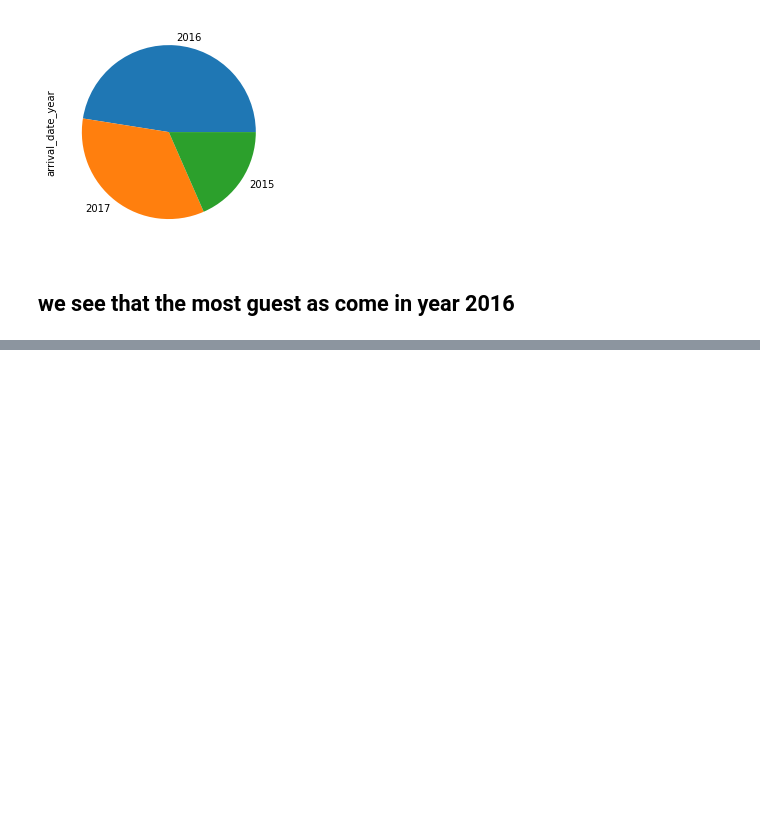
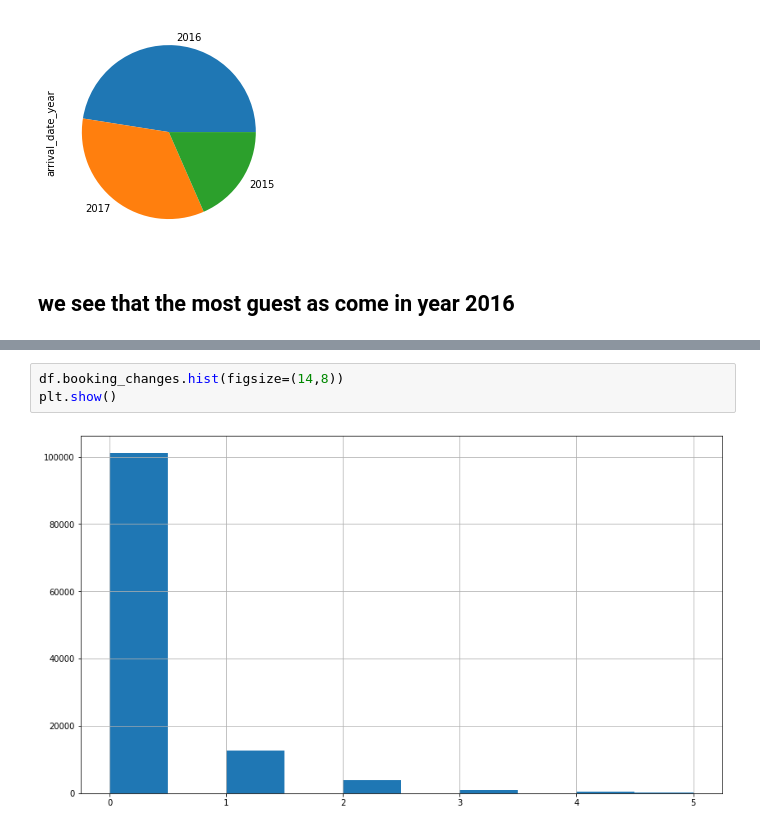
Before and after one commit to ashu08520/ashu08520, a Jupyter notebook: First_Project_Hotel_Booking_Analysis_Capstone_Project.ipynb, the cells around one changed output, grey strips where cells are left out. Drawn from its saved outputs; the diff is of its cells as text; blank space fills up the shorter version.

```diff
--- a/First_Project_Hotel_Booking_Analysis_Capstone_Project.ipynb
+++ b/First_Project_Hotel_Booking_Analysis_Capstone_Project.ipynb
@@ -465,0 +533,5 @@ df['arrival_date_year'].value_counts().plot.pie()
+# %%
+df.booking_changes.hist(figsize=(14,8))
+plt.show()
+# %% [output]
+[figure, added]
```
Also changed, not shown: parts of 17 cells of this notebook.
